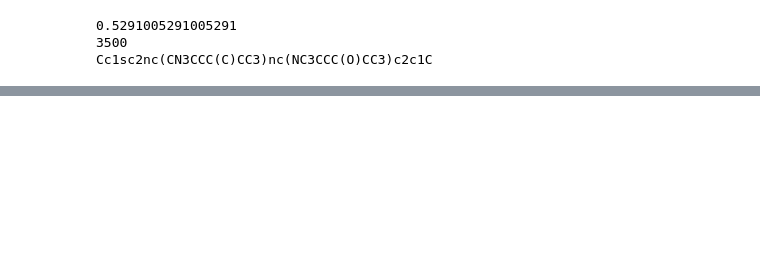
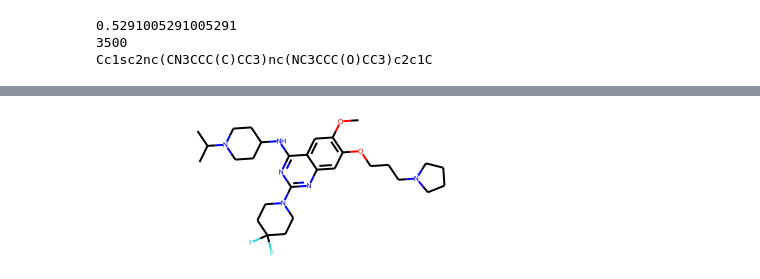
Before and after one commit to JSLJ23/chemical-similarity, a Jupyter notebook: Similarity_search.ipynb, the cells around one changed output, grey strips where cells are left out. Cells and saved outputs as stored; diff of their text form; code cells hidden in the pictures; blank space fills up the shorter version.

```diff
--- a/Similarity_search.ipynb
+++ b/Similarity_search.ipynb
@@ -52,0 +70,4 @@ Cc1sc2nc(CN3CCC(C)CC3)nc(NC3CCC(O)CC3)c2c1C
+# %%
+refmol
+# %% [output]
+[figure, added]
```
Also changed, not shown: parts of 5 cells of this notebook.
